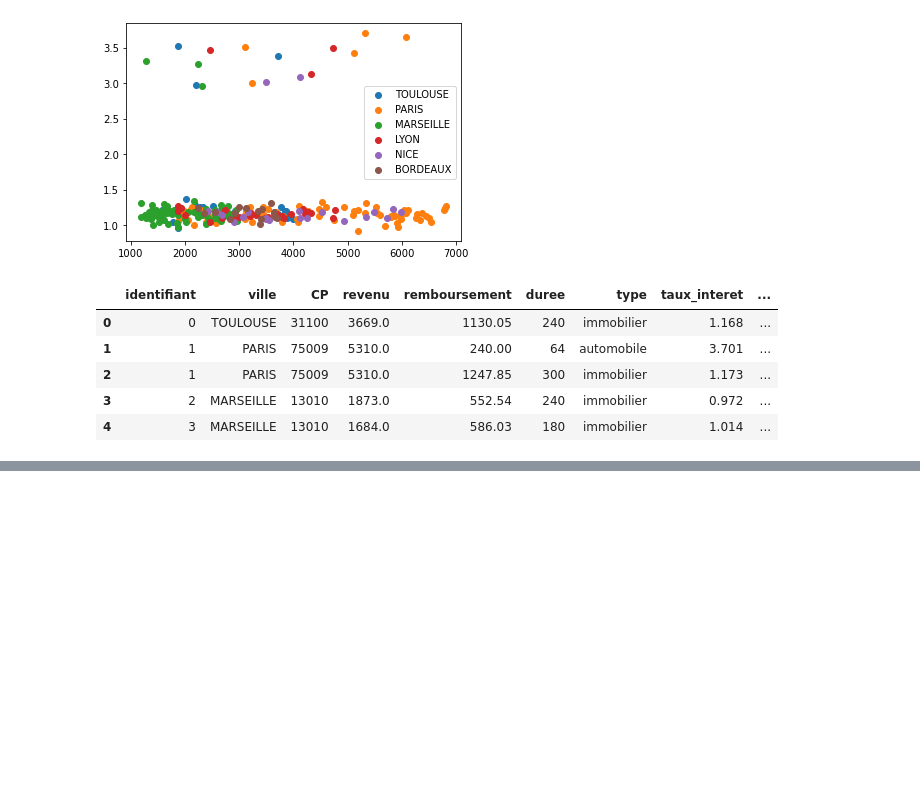
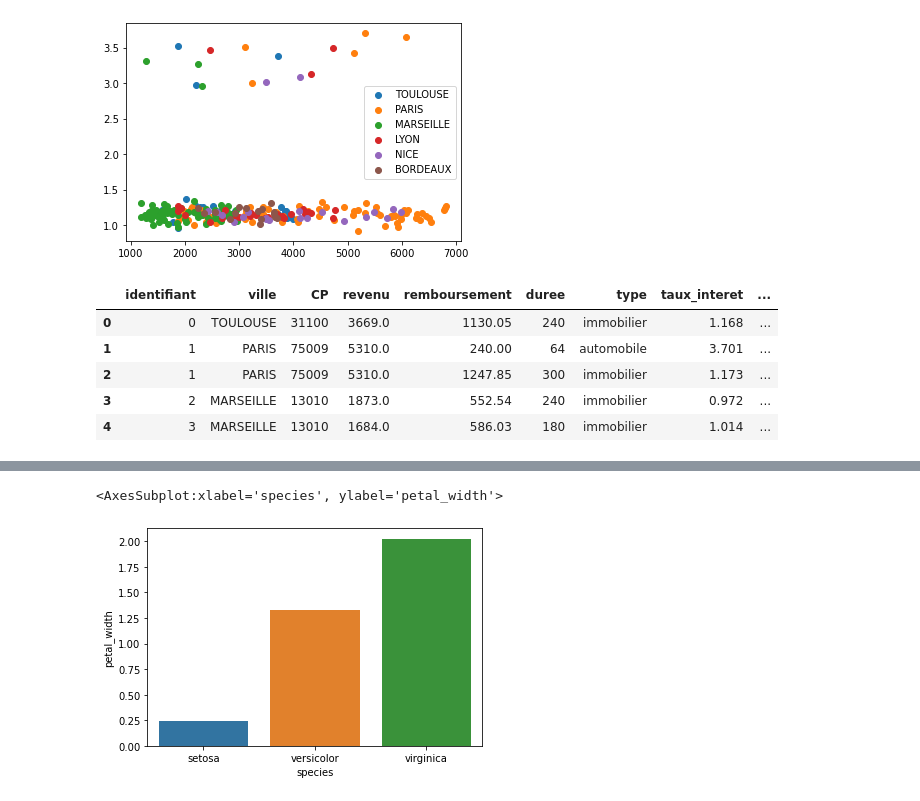
Before and after one commit to Charlot-DEDJINOU/Data-scientist, a Jupyter notebook: Les librairies Python pour la Data Science/matplotlib.ipynb, the cells around one changed output, grey strips where cells are left out. Saved outputs shown, nothing was run; the diff lists cells and outputs as text; code cells hidden in the pictures; blank space fills up the shorter version.

```diff
--- a/Les librairies Python pour la Data Science/matplotlib.ipynb
+++ b/Les librairies Python pour la Data Science/matplotlib.ipynb
@@ -91,0 +123,5 @@ plt.show()
+# %%
+sns.barplot(data=iris, x='species', y='petal_width', ci=None, estimator=np.mean)
+# %% [output]
+<AxesSubplot:xlabel='species', ylabel='petal_width'>
+[figure, added]
```
Also changed, not shown: parts of 5 cells of this notebook.
